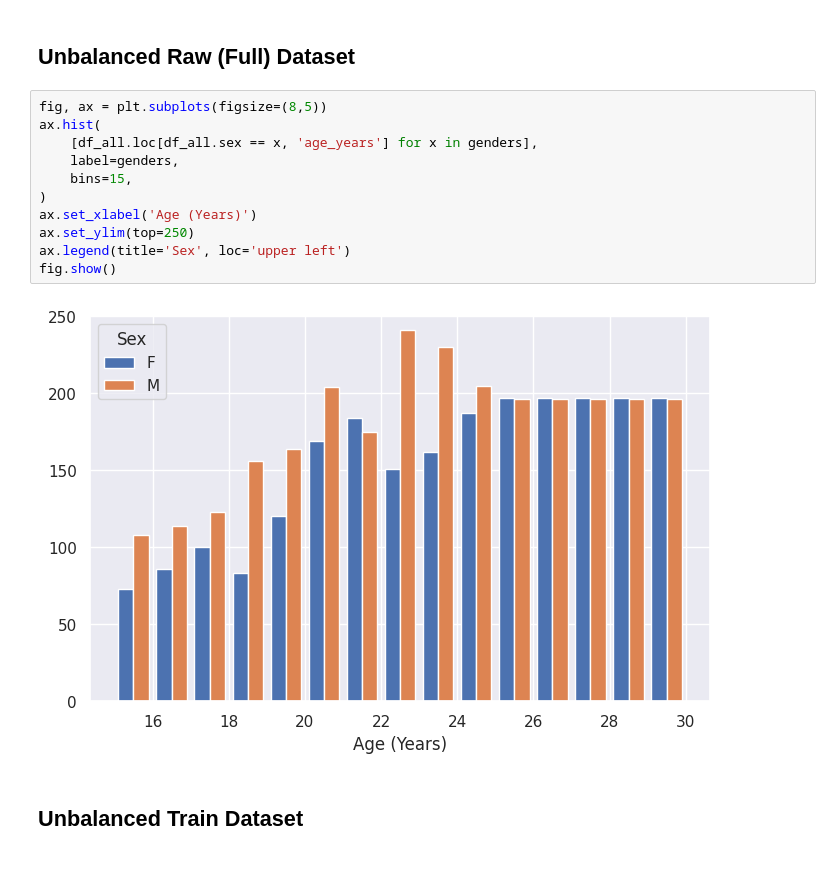
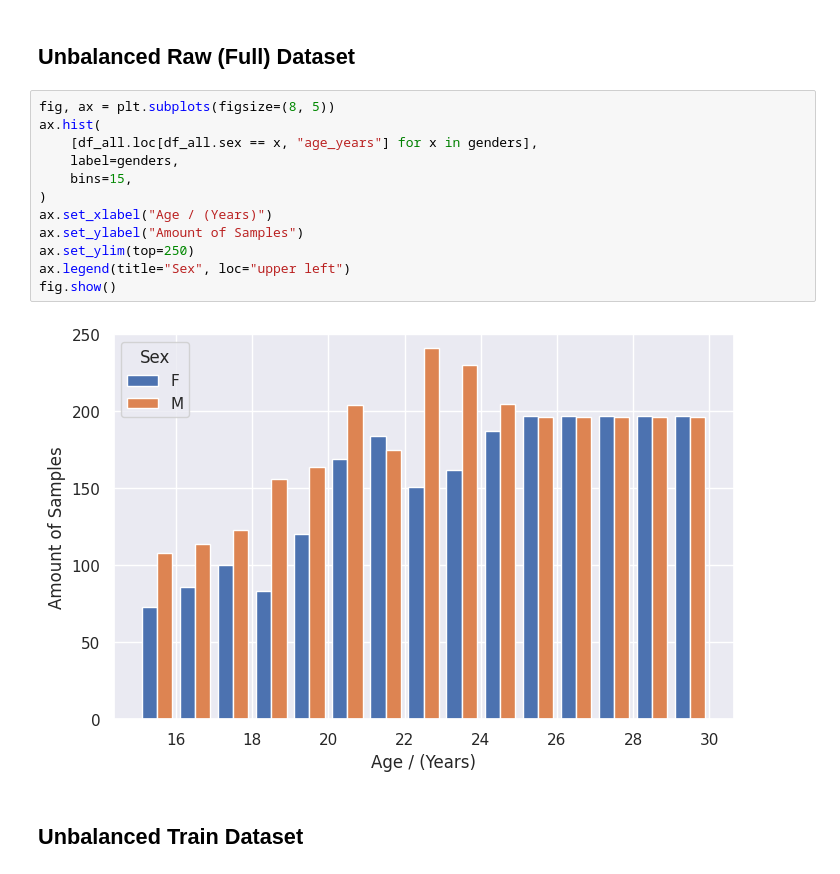
Before and after one commit to marvinweber/uncertainty-fae, a Jupyter notebook: notebooks/clavicle_ct/dataset_balancing.ipynb, the cells around one changed output. Drawn from its saved outputs; the diff is of its cells as text.

```diff
--- a/notebooks/clavicle_ct/dataset_balancing.ipynb
+++ b/notebooks/clavicle_ct/dataset_balancing.ipynb
@@ -33,18 +33,19 @@ df_all[['age', 'age_years', 'sex']]
 # %% [markdown]
 ## Unbalanced Raw (Full) Dataset
 # %%
-fig, ax = plt.subplots(figsize=(8,5))
+fig, ax = plt.subplots(figsize=(8, 5))
 ax.hist(
-    [df_all.loc[df_all.sex == x, 'age_years'] for x in genders],
+    [df_all.loc[df_all.sex == x, "age_years"] for x in genders],
     label=genders,
     bins=15,
 )
-ax.set_xlabel('Age (Years)')
+ax.set_xlabel("Age / (Years)")
+ax.set_ylabel("Amount of Samples")
 ax.set_ylim(top=250)
-ax.legend(title='Sex', loc='upper left')
+ax.legend(title="Sex", loc="upper left")
 fig.show()
 # %% [output]
-[figure, old version]
+[figure, new version]
 # %% [markdown]
 ## Unbalanced Train Dataset
 # %%
```
Also changed, not shown: parts of 3 cells of this notebook, 1 other file.
